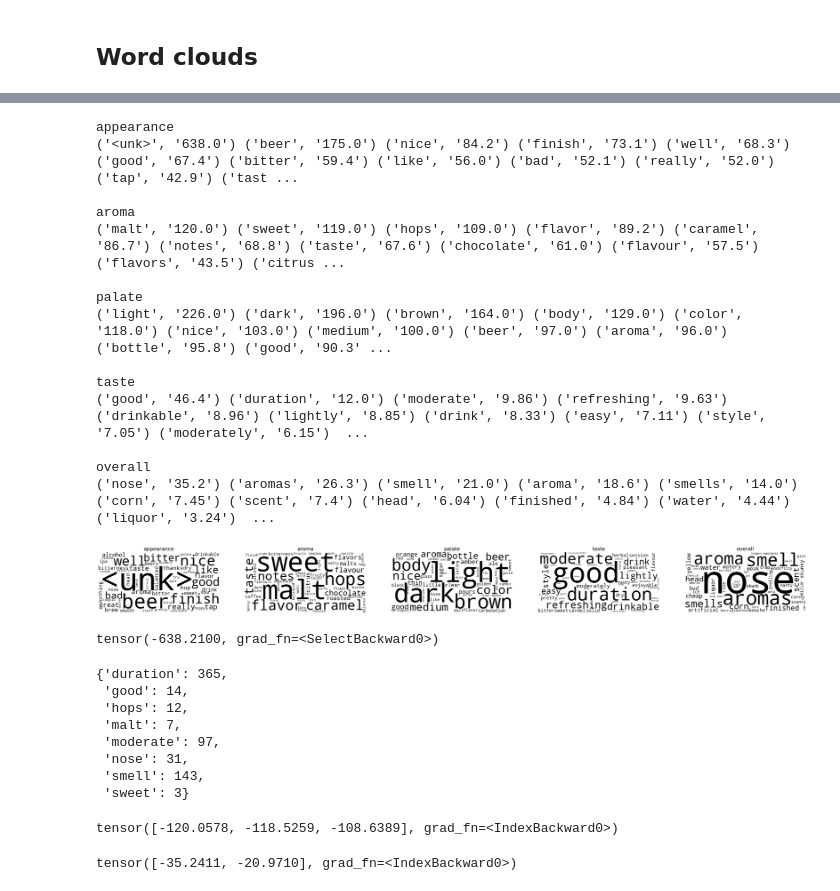
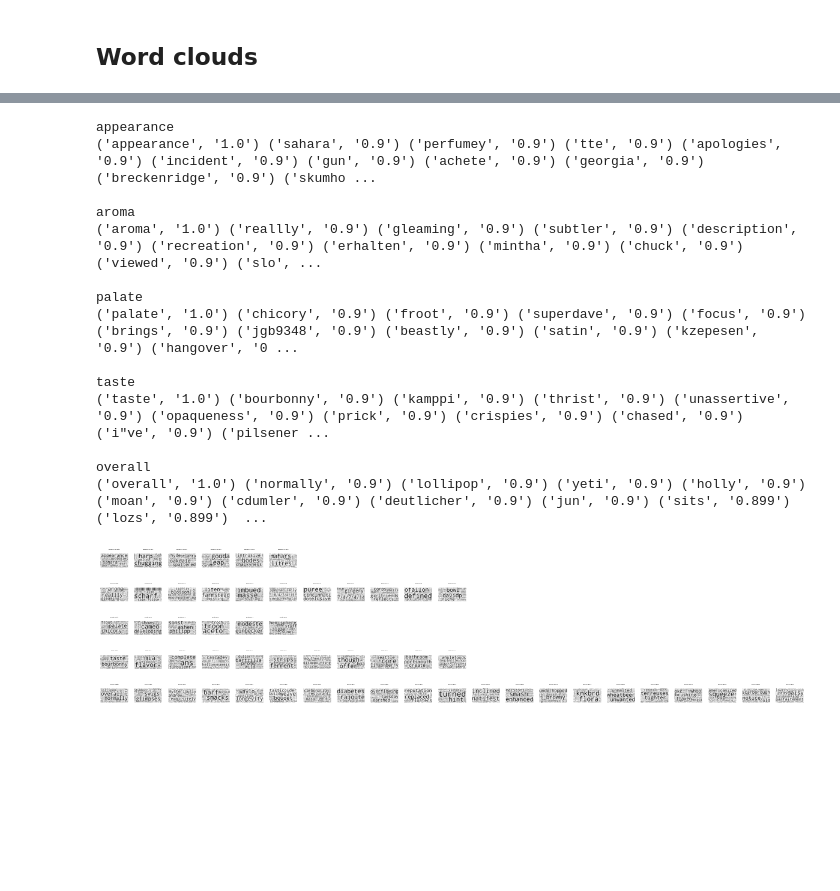
Before and after one commit to madziejm/1e100-ibu, a Jupyter notebook: 1e100ibu.ipynb, the cells around one changed output, grey strips where cells are left out. Saved outputs shown, nothing was run; the diff lists cells and outputs as text; code cells hidden in the pictures; blank space fills up the shorter version.

```diff
--- a/1e100ibu.ipynb
+++ b/1e100ibu.ipynb
@@ -83,7 +83,7 @@ class RateBeerReviews(torch.utils.data.Dataset):
     def __init__(self, filepath='/content/SNAP-Ratebeer.txt', reviews_max=float('inf')):
         self.aspects = ['appearance', 'aroma', 'palate', 'taste', 'overall']
         self.aspect_count = len(self.aspects)
-        self.aspect_max = [5 + 1, 10 + 1, 5 + 1, 10 + 1, 20 + 1]
+        self.aspect_max = [5, 10, 5, 10, 20]
         self._aspect_ratings = [ [] for _ in self.aspects ]
         self._texts = []
         self.unkn_tok = "<unk>" # unknown/out of vocabulary token
@@ -437,3 +469,7 @@ class Model():
             raise e
 # %%
 model = Model(rb)
+# %%
+model.ds.aspect_max = [5, 10, 5, 10, 20]
+
+model.word_clouds()
@@ -530,64 +552,62 @@ import matplotlib.pyplot as plt
 # %%
-def word_clouds(self):
+def dupa(self):
     words = self.ds.vocab.get_itos()
-    fig = plt.figure(figsize=(50, 50))
+    fig = plt.figure(figsize=(21, 5))
+    i = 0
+
     for aspect in range(self.ds.aspect_count):
         print()
         aspect_name = self.ds.aspects[aspect]
         print(aspect_name)
-        atheta = (-self.theta[:, aspect]).tolist()
+        atheta = self.theta[:, aspect].tolist()
         zipped = list(zip(words, atheta))
         sorted_zip = sorted(zipped, reverse=True, key=lambda x: x[1])[:50]
         print(*[(word, '%s' % float('%.3g' % weight)) for (word, weight) in sorted_zip])
 
         wc = WordCloud(background_color="white", color_func=lambda *args, **kwargs: 'black')
-        wc.generate_from_frequencies(dict(sorted_zip))
+        wc.generate_from_frequencies(dict(zipped))
 
-        fig.add_subplot(1, self.ds.aspect_count, aspect + 1)
+        fig.add_subplot(self.ds.aspect_count, max(self.ds.aspect_max) + 1, i * (max(self.ds.aspect_max) + 1) + 1)
+        # ic(i * (max(self.ds.aspect_max) + 1) + 1)
         plt.imshow(wc)
-        plt.title(aspect_name, fontsize=20)
+        plt.title(aspect_name + " Theta", fontsize=2)
         # plt.show(wc, interpolation="bilinear")
         plt.axis("off")
+
+        for rating in range(self.ds.aspect_max[aspect]):
+            aphi = self.phis[aspect][:, rating].tolist()
+
+            zipped = list(zip(words, aphi))
+            sorted_zip = sorted(zipped, reverse=True, key=lambda x: x[1])[:50]
+            wc = WordCloud(background_color="white", color_func=lambda *args, **kwargs: 'black')
+            wc.generate_from_frequencies(dict(zipped))
+            fig.add_subplot(self.ds.aspect_count, max(self.ds.aspect_max) + 1, i * (max(self.ds.aspect_max) + 1) + rating + 2)
+
+            # ic (i * (max(self.ds.aspect_max) + 1) + rating + 2)
+
+            plt.imshow(wc)
+            plt.title(aspect_name + " Phi " + str(rating + 1), fontsize=2)
+            # plt.show(wc, interpolation="bilinear")
+            plt.axis("off")
+
+        i += 1
+    plt.savefig("clouds.png", dpi=600)
     plt.show(block=True)
 # %%
-word_clouds(model)
+dupa(model)
 # %% [output]
 appearance
-('<unk>', '638.0') ('beer', '175.0') ('nice', '84.2') ('finish', '73.1') ('well', '68.3') ('good', '67.4') ('bitter', '59.4') ('like', '56.0') ('bad', '52.1') ('really', '52.0') ('tap', '42.9') ('tast ...
+('appearance', '1.0') ('sahara', '0.9') ('perfumey', '0.9') ('tte', '0.9') ('apologies', '0.9') ('incident', '0.9') ('gun', '0.9') ('achete', '0.9') ('georgia', '0.9') ('breckenridge', '0.9') ('skumho ...
 
 aroma
-('malt', '120.0') ('sweet', '119.0') ('hops', '109.0') ('flavor', '89.2') ('caramel', '86.7') ('notes', '68.8') ('taste', '67.6') ('chocolate', '61.0') ('flavour', '57.5') ('flavors', '43.5') ('citrus ...
+('aroma', '1.0') ('reallly', '0.9') ('gleaming', '0.9') ('subtler', '0.9') ('description', '0.9') ('recreation', '0.9') ('erhalten', '0.9') ('mintha', '0.9') ('chuck', '0.9') ('viewed', '0.9') ('slo', ...
 
 palate
-('light', '226.0') ('dark', '196.0') ('brown', '164.0') ('body', '129.0') ('color', '118.0') ('nice', '103.0') ('medium', '100.0') ('beer', '97.0') ('aroma', '96.0') ('bottle', '95.8') ('good', '90.3' ...
+('palate', '1.0') ('chicory', '0.9') ('froot', '0.9') ('superdave', '0.9') ('focus', '0.9') ('brings', '0.9') ('jgb9348', '0.9') ('beastly', '0.9') ('satin', '0.9') ('kzepesen', '0.9') ('hangover', '0 ...
 
 taste
-('good', '46.4') ('duration', '12.0') ('moderate', '9.86') ('refreshing', '9.63') ('drinkable', '8.96') ('lightly', '8.85') ('drink', '8.33') ('easy', '7.11') ('style', '7.05') ('moderately', '6.15')  ...
+('taste', '1.0') ('bourbonny', '0.9') ('kamppi', '0.9') ('thrist', '0.9') ('unassertive', '0.9') ('opaqueness', '0.9') ('prick', '0.9') ('crispies', '0.9') ('chased', '0.9') ('i"ve', '0.9') ('pilsener ...
 
 overall
-('nose', '35.2') ('aromas', '26.3') ('smell', '21.0') ('aroma', '18.6') ('smells', '14.0') ('corn', '7.45') ('scent', '7.4') ('head', '6.04') ('finished', '4.84') ('water', '4.44') ('liquor', '3.24')  ...
+('overall', '1.0') ('normally', '0.9') ('lollipop', '0.9') ('yeti', '0.9') ('holly', '0.9') ('moan', '0.9') ('cdumler', '0.9') ('deutlicher', '0.9') ('jun', '0.9') ('sits', '0.899') ('lozs', '0.899')  ...
-[figure, old version]
+[figure, new version]
-# %%
-model.theta[0, 0]
-# %% [output]
-tensor(-638.2100, grad_fn=<SelectBackward0>)
-# %%
-words = ['malt', 'sweet', 'hops', 'good', 'duration', 'moderate', 'nose', 'smell']
-dict(zip(words, model.ds.vocab.lookup_indices(words)))
-# %% [output]
-{'duration': 365,
- 'good': 14,
- 'hops': 12,
- 'malt': 7,
- 'moderate': 97,
- 'nose': 31,
- 'smell': 143,
- 'sweet': 3}
-# %%
-model.theta[[7, 3, 12], 1]
-# %% [output]
-tensor([-120.0578, -118.5259, -108.6389], grad_fn=<IndexBackward0>)
-# %%
-model.theta[[31, 143], 4]
-# %% [output]
-tensor([-35.2411, -20.9710], grad_fn=<IndexBackward0>)
```
Also changed, not shown: parts of 11 cells of this notebook.
